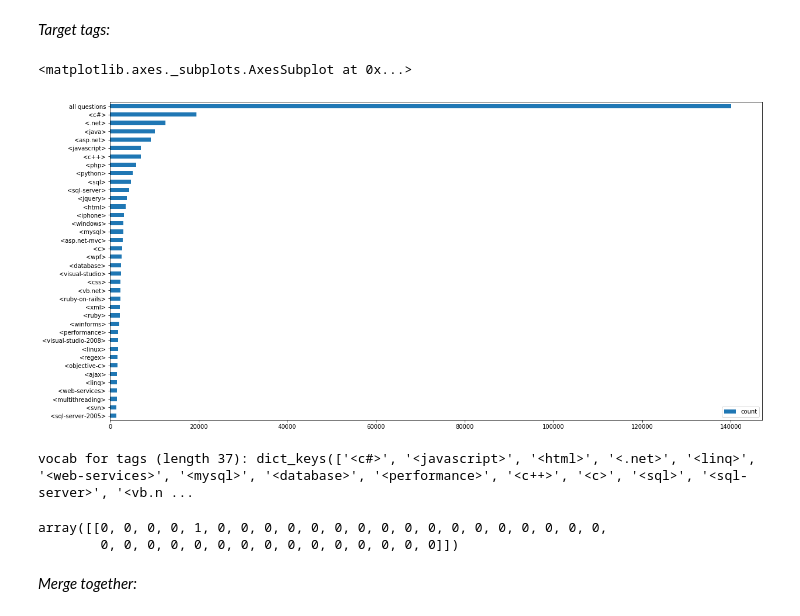
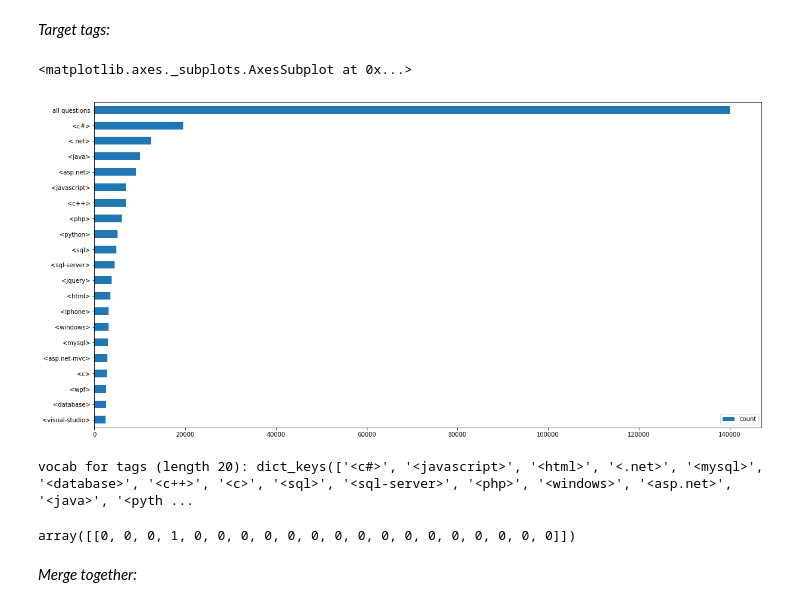
Before and after one commit to 0-tree/OCDataSciencePath, a Jupyter notebook: Project6/Work/dev_dataDownloadAndCleaning.ipynb, the cells around one changed output. Drawn from its saved outputs; the diff is of its cells as text; code cells hidden in the pictures.

```diff
--- a/Project6/Work/dev_dataDownloadAndCleaning.ipynb
+++ b/Project6/Work/dev_dataDownloadAndCleaning.ipynb
@@ -226,47 +226,48 @@ title2_train[0,:]
 # %%
 # analysis of the tags (NB: here we only 'multiplly'-one-hot encode: there is no need to compute TF-IDF!)
 
 # count occurences
+V_tag = 20
 min_df_tag = .01 # we will only deal with not too rare tags
 
 count_tag = CountVectorizer(analyzer = "word",   # entities to be counted
                             strip_accents = None,
                             preprocessor = None, # because we did it ourselves
                             lowercase = False,   # because we did it ourselves
                             stop_words = None,   # because we did it ourselves
                             tokenizer = None,    # because we did it ourselves
                             token_pattern = '<[^[<>]*>', # specific token for these tags
-                            min_df = min_df_tag)
+                            min_df = min_df_tag,
+                            max_features=V_tag)
 
 count_tag.fit(df_train['Tags_clean'])
 
 # transform
 tag_train = count_tag.transform(df_train['Tags_clean'])
 tag_test = count_tag.transform(df_test['Tags_clean'])
 
 # plot number of questions per tag
 tagCount = pd.DataFrame(index=['count'])
 tagCount['all questions'] = tag_train.shape[0]
 for t,i in count_tag.vocabulary_.items():
     tagCount[t] = tag_train[:,i].sum()
 tagCount = tagCount.transpose()
 tagCount = tagCount.sort_values(by='count',ascending=True)
 tagCount.plot(kind='barh',figsize=(20,10))
 # %% [output]
 <matplotlib.axes._subplots.AxesSubplot at 0x...>
-[figure, old version]
+[figure, new version]
 # %%
 print('\nvocab for tags (length {}): {}'.format(len(count_tag.vocabulary_),count_tag.vocabulary_.keys()))
 # %% [output]
-vocab for tags (length 37): dict_keys(['<c#>', '<javascript>', '<html>', '<.net>', '<linq>', '<web-services>', '<mysql>', '<database>', '<performance>', '<c++>', '<c>', '<sql>', '<sql-server>', '<vb.n ...
+vocab for tags (length 20): dict_keys(['<c#>', '<javascript>', '<html>', '<.net>', '<mysql>', '<database>', '<c++>', '<c>', '<sql>', '<sql-server>', '<php>', '<windows>', '<asp.net>', '<java>', '<pyth ...
 # %%
 # save transofrmer for later use
 pickle.dump(count_tag, open(pathToIntellDir+'count_tag.pkl','wb'))
 # %%
 tag_train[0,:].toarray()
 # %% [output]
-array([[0, 0, 0, 0, 1, 0, 0, 0, 0, 0, 0, 0, 0, 0, 0, 0, 0, 0, 0, 0, 0, 0,
-        0, 0, 0, 0, 0, 0, 0, 0, 0, 0, 0, 0, 0, 0, 0]])
+array([[0, 0, 0, 1, 0, 0, 0, 0, 0, 0, 0, 0, 0, 0, 0, 0, 0, 0, 0, 0]])
 # %% [markdown]
 *Merge together:*
 # %%
```
Also changed, not shown: parts of 2 cells of this notebook.
